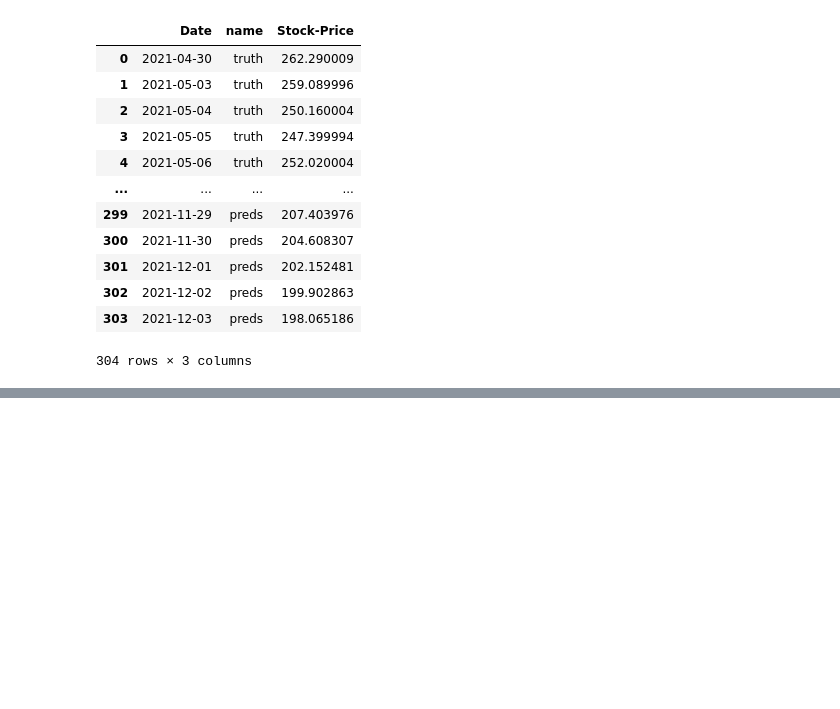
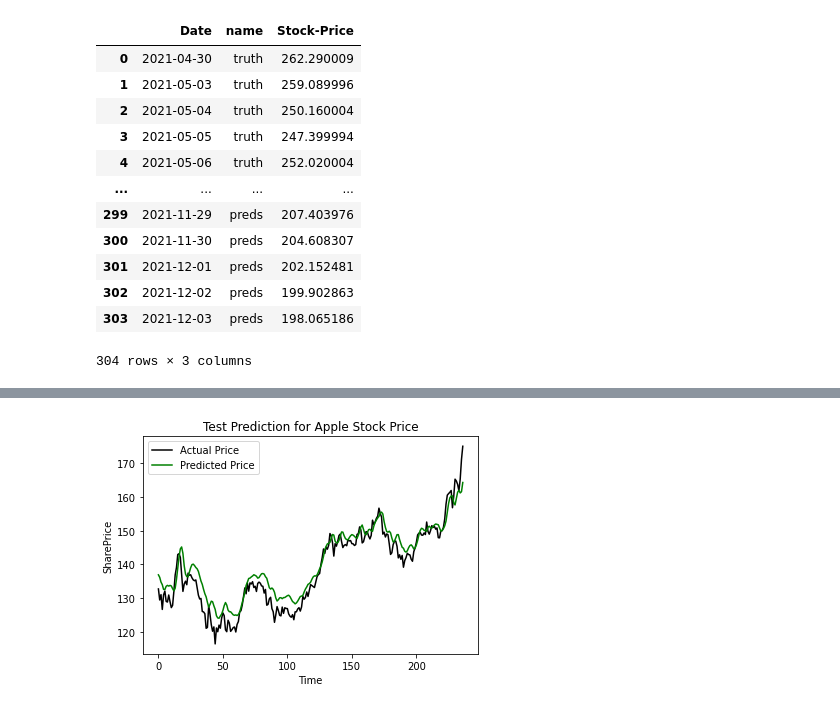
Before and after one commit to DW-Scientist/stock-market-pred-tool, a Jupyter notebook: TestingNotebook.ipynb, the cells around one changed output, grey strips where cells are left out. Saved outputs shown, nothing was run; the diff lists cells and outputs as text; code cells hidden in the pictures; blank space fills up the shorter version.

Commit message:
finalizing the model

```diff
--- a/TestingNotebook.ipynb
+++ b/TestingNotebook.ipynb
@@ -301,0 +541,92 @@ plot_df
+# %%
+
+
+## start date
+start = dt.datetime(2020,1,1)
+
+## end date
+end = dt.datetime(2021,1,1)
+
+## load data
+apple = yf.download(
+        "AAPL", start=start, end=end, progress=False
+    )
+
+## Prepare Data
+scaler = MinMaxScaler(feature_range=(0,1))
+scaled_data = scaler.fit_transform(apple["Close"].values.reshape(-1,1))
+
+## window back
+backshift_days = 30
+
+## Xtarin and y train
+X_train = []
+y_train = []
+
+for x in range(backshift_days, len(scaled_data)):
+    X_train.append(scaled_data[x-backshift_days:x, 0])
+    y_train.append(scaled_data[x, 0])
+
+X_train, y_train = np.array(X_train), np.array(y_train)
+X_train = np.reshape(X_train, (X_train.shape[0], X_train.shape[1], 1))
+
+## Build Model
+model = Sequential()
+
+model.add(LSTM(units=50, return_sequences=True, input_shape=(X_train.shape[1], 1)))
+model.add(Dropout(0.2))
+model.add(LSTM(units=50, return_sequences=True))
+model.add(Dropout(0.2))
+model.add(LSTM(units=50))
+model.add(Dropout(0.2))
+
+model.add(Dense(units=1)) # Prediction of next closing value
+
+model.compile(optimizer="adam", loss="mean_absolute_error")
+
+model.fit(X_train, y_train, epochs=200, batch_size=32)
+
+## Test model Accuracy on Existing Data
+
+# Load Test Data
+test_start = dt.datetime(2021,1,1)
+test_end = dt.datetime.now()
+
+apple_test = yf.download(
+        "AAPL", start=test_start, end=test_end, progress=False
+    )
+
+## actual test prices
+actual_prices = apple_test["Close"].values
+
+total_dataset = pd.concat((apple["Close"], apple_test["Close"]), axis=0)
+
+model_inputs = total_dataset[len(total_dataset) - len(apple_test) - backshift_days:].values
+model_inputs = model_inputs.reshape(-1,1)
+model_inputs = scaler.transform(model_inputs)
+
+## Make Predictions on Test Data
+
+X_test = []
+
+for x in range(backshift_days, len(model_inputs)):
+    X_test.append(model_inputs[x-backshift_days:x, 0])
+
+X_test = np.array(X_test)
+X_test = np.reshape(X_test, (X_test.shape[0], X_test.shape[1], 1))
+
+predicted_prices = model.predict(X_test)
+predicted_prices = scaler.inverse_transform(predicted_prices)
+
+### bring everything together
+
+
+# Plot the Test Predictions
+plt.plot(actual_prices, color="black", label="Actual Price")
+plt.plot(predicted_prices, color="green", label="Predicted Price")
+plt.title("Test Prediction for Apple Stock Price")
+plt.xlabel("Time")
+plt.ylabel("SharePrice")
+plt.legend()
+plt.show()
+# %% [output]
@@ -301,0 +650 @@ plot_df
+[figure, added]
```
Also changed, not shown: parts of 39 cells of this notebook, 5 other files.
